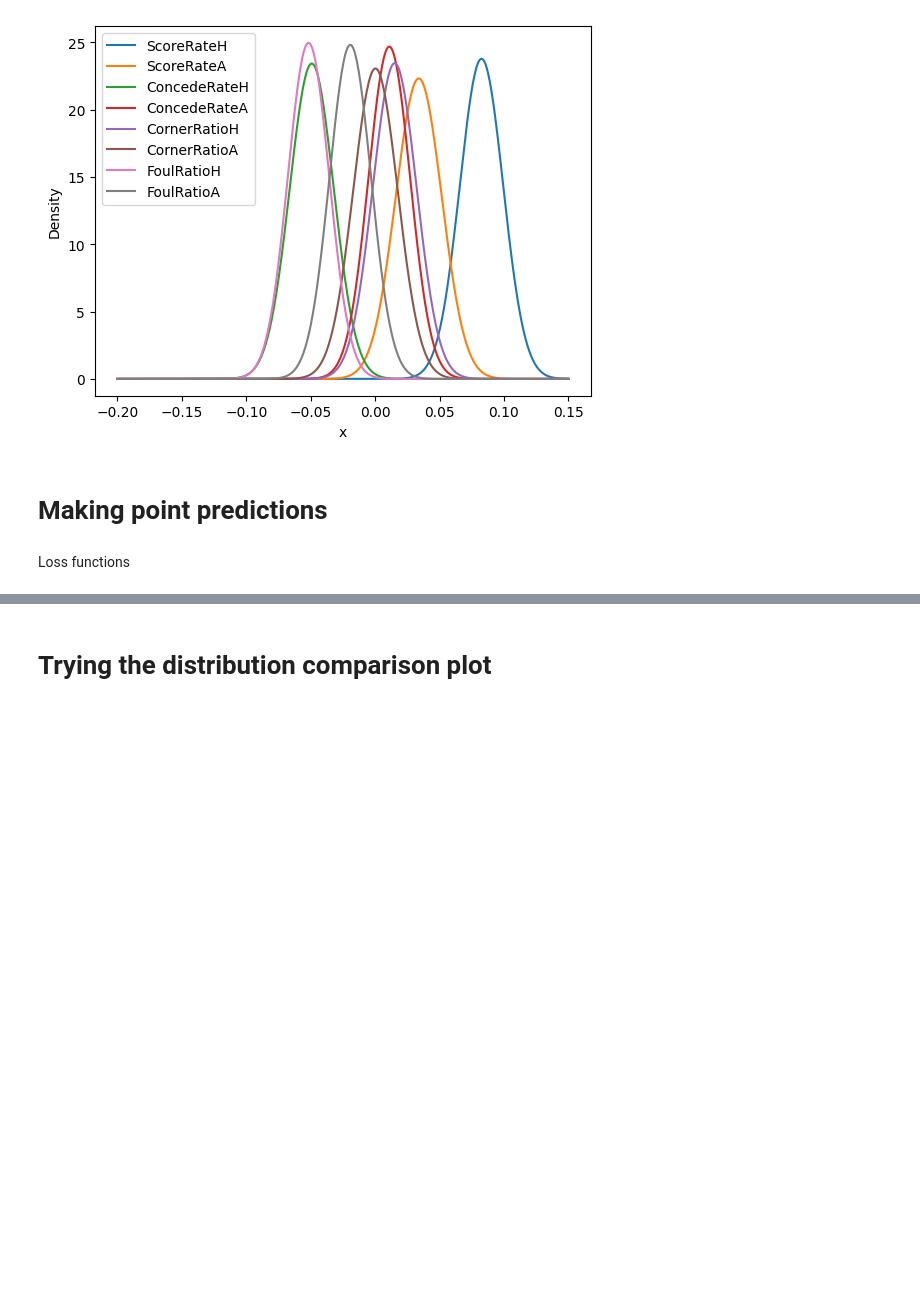
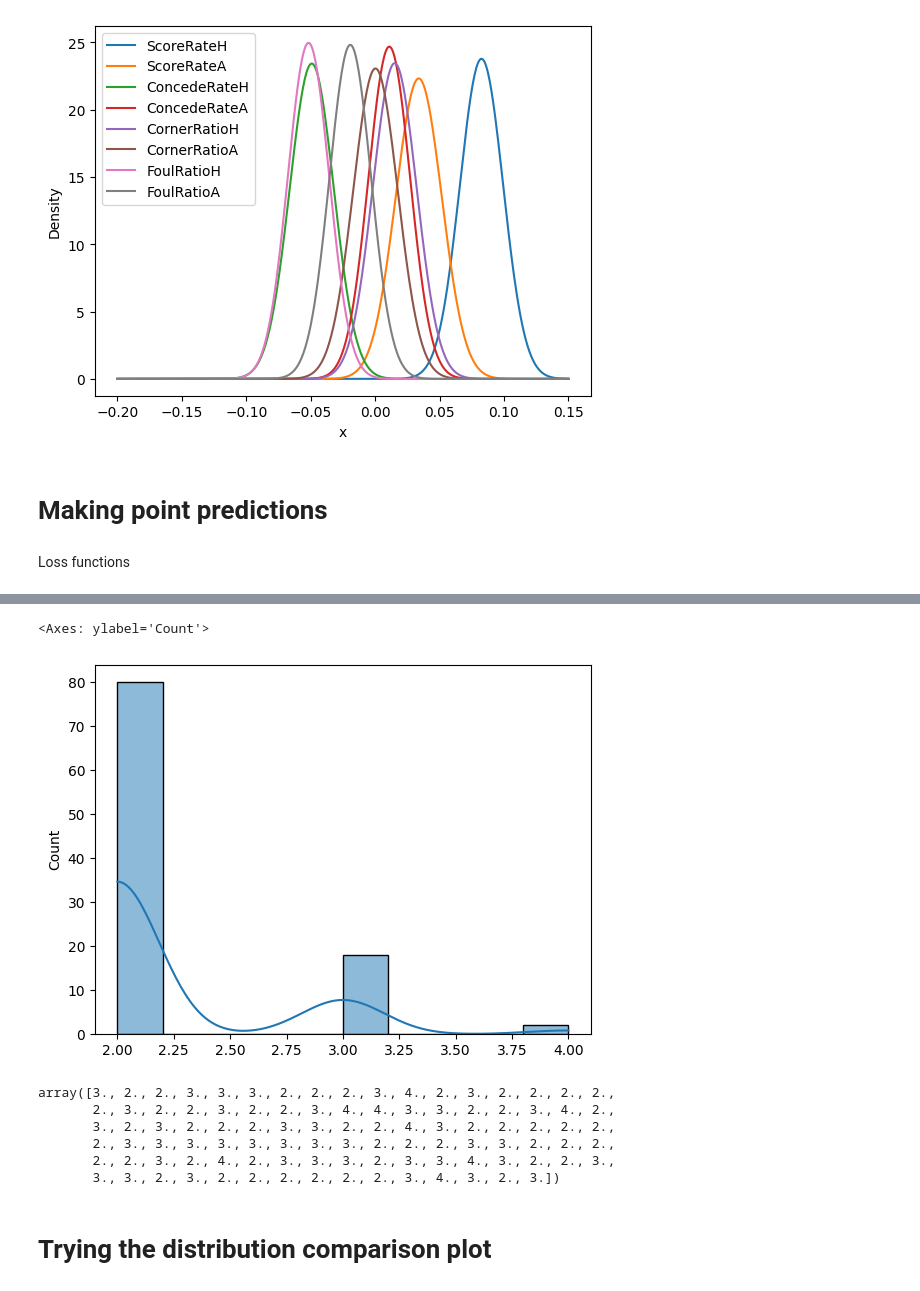
Before and after one commit to MatejVre/Bayesian_Inference, a Jupyter notebook: bayesian_inference.ipynb, the cells around one changed output, grey strips where cells are left out. Saved outputs shown, nothing was run; the diff lists cells and outputs as text; code cells hidden in the pictures; blank space fills up the shorter version.

```diff
--- a/bayesian_inference.ipynb
+++ b/bayesian_inference.ipynb
@@ -338,3 +350,17 @@ array([[4, 5, 3, ..., 1, 0, 0],
+# %%
+sns.histplot(predictions_for_ACC, kde=True, bins=10)
+# %% [output]
+<Axes: ylabel='Count'>
+[figure, added]
+# %%
+predictions_for_MAE
+# %% [output]
+array([3., 2., 2., 3., 3., 3., 2., 2., 2., 3., 4., 2., 3., 2., 2., 2., 2.,
+       2., 3., 2., 2., 3., 2., 2., 3., 4., 4., 3., 3., 2., 2., 3., 4., 2.,
+       3., 2., 3., 2., 2., 2., 3., 3., 2., 2., 4., 3., 2., 2., 2., 2., 2.,
+       2., 3., 3., 3., 3., 3., 3., 3., 3., 2., 2., 2., 3., 3., 2., 2., 2.,
+       2., 2., 3., 2., 4., 2., 3., 3., 3., 2., 3., 3., 4., 3., 2., 2., 3.,
+       3., 3., 2., 3., 2., 2., 2., 2., 2., 2., 3., 4., 3., 2., 3.])
 # %% [markdown]
 # Trying the distribution comparison plot
 # %%
```
Also changed, not shown: parts of 11 cells of this notebook.
